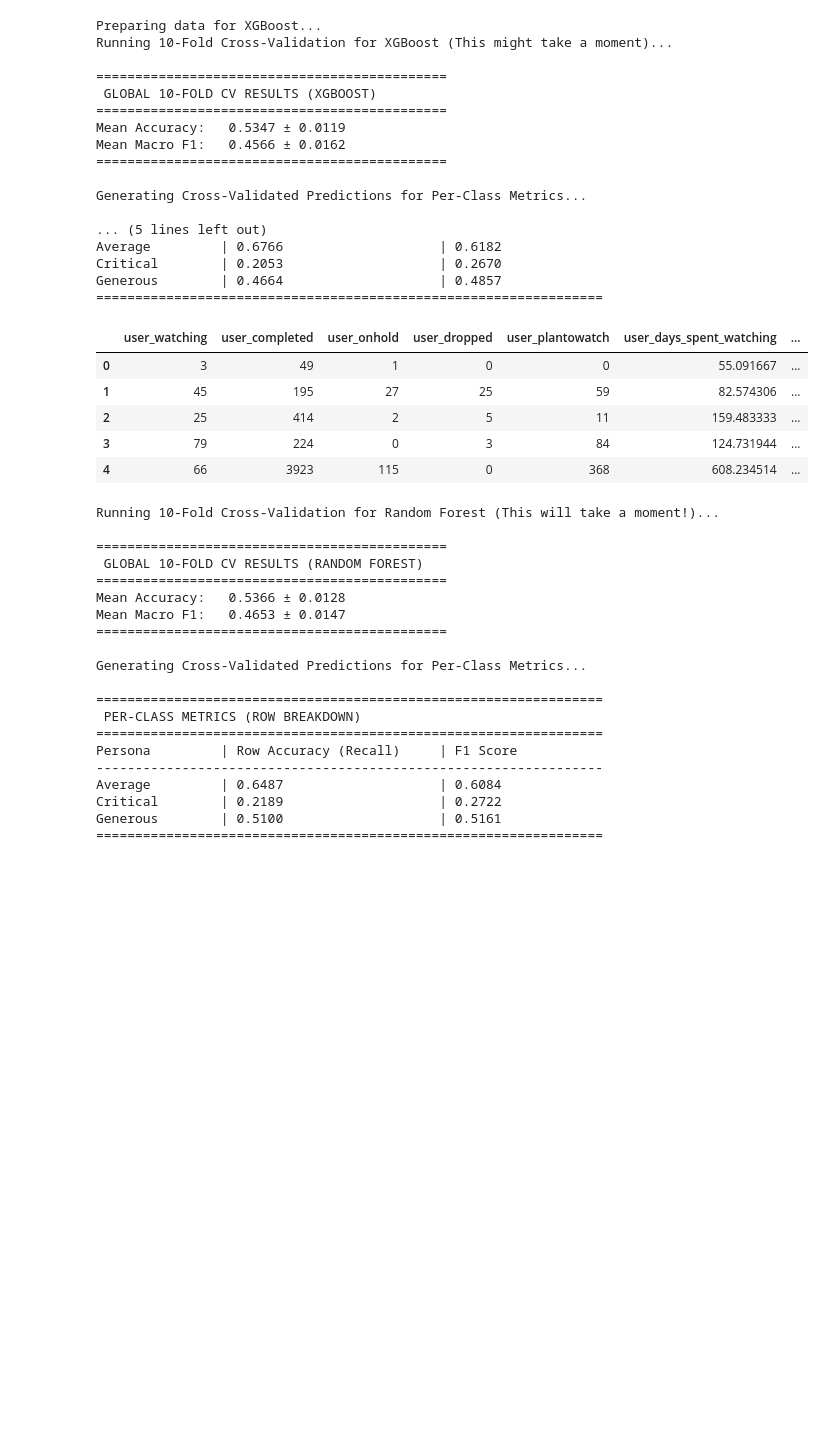
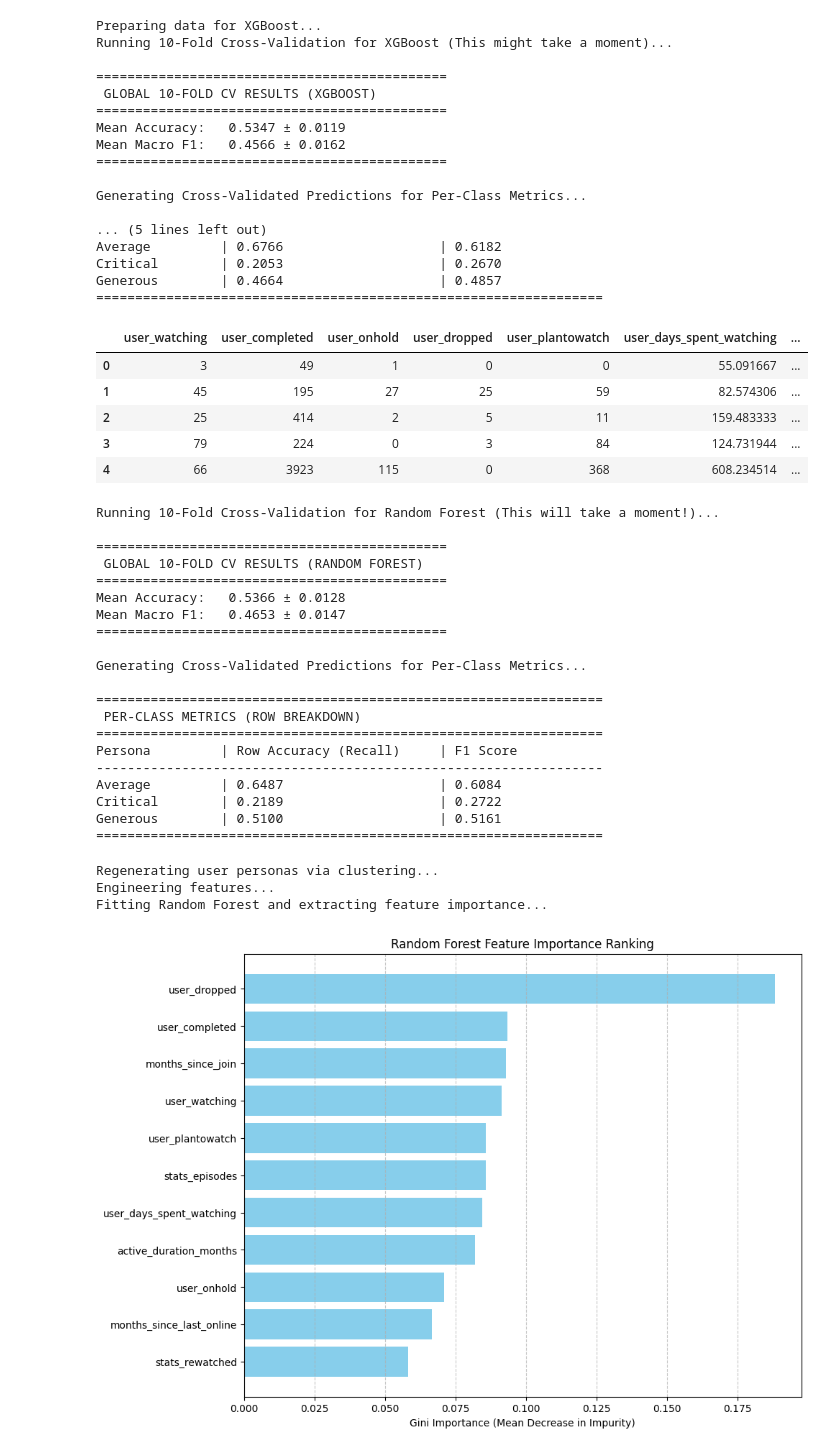
Before and after one commit to KadenLu/Kaden-s-Individual-Project, a Jupyter notebook: Kaden's_Attempt.ipynb, the cells around one changed output. Cells and saved outputs as stored; diff of their text form; code cells hidden in the pictures; blank space fills up the shorter version.

```diff
--- a/Kaden's_Attempt.ipynb
+++ b/Kaden's_Attempt.ipynb
@@ -877,3 +1045,81 @@ Average         | 0.6487                    | 0.6084
 Critical        | 0.2189                    | 0.2722
 Generous        | 0.5100                    | 0.5161
 =================================================================
+# %%
+import pandas as pd
+import numpy as np
+import matplotlib.pyplot as plt
+from sklearn.cluster import KMeans
+from sklearn.preprocessing import StandardScaler, OneHotEncoder
+from sklearn.ensemble import RandomForestClassifier
+from sklearn.compose import ColumnTransformer
+from sklearn.pipeline import Pipeline
+
+# 1. Regenerate classified_users_df (Clustering Logic)
+# This ensures the target labels exist even if the kernel was reset
+print("Regenerating user personas via clustering...")
+cluster_df = final_user_stats[['username', 'personal_variance', 'avg_score_diff']].dropna()
+scaler = StandardScaler()
+scaled_features = scaler.fit_transform(cluster_df[['personal_variance', 'avg_score_diff']])
+kmeans = KMeans(n_clusters=3, random_state=42, n_init='auto')
+cluster_df['cluster_num'] = kmeans.fit_predict(scaled_features)
+
+# Map clusters to personas
+centroids = scaler.inverse_transform(kmeans.cluster_centers_)
+centroids_df = pd.DataFrame(centroids, columns=['var', 'diff'])
+centroids_sorted = centroids_df.sort_values(by='diff')
+label_mapping = {
+    centroids_sorted.index[0]: 'Critical',
+    centroids_sorted.index[1]: 'Average',
+    centroids_sorted.index[2]: 'Generous'
+}
+cluster_df['user_persona'] = cluster_df['cluster_num'].map(label_mapping)
+
+# Merge with demographic data
+users_full = pd.read_csv(base_path + 'users_cleaned.csv')
+classified_users_df = users_full.merge(cluster_df[['username', 'user_persona']], on='username', how='inner')
+
+# 2. Feature Engineering for Random Forest
+print("Engineering features...")
+target_date = pd.to_datetime('2026-01-01')
+list_df = classified_users_df.drop(columns=['username', 'user_id', 'access_rank', 'stats_mean_score', 'location', 'gender'], errors='ignore')
+
+date_cols = ['birth_date', 'join_date', 'last_online']
+for col in date_cols:
+    list_df[col] = pd.to_datetime(list_df[col], errors='coerce')
+
+list_df['active_duration_months'] = (list_df['last_online'].dt.year - list_df['join_date'].dt.year) * 12 + (list_df['last_online'].dt.month - list_df['join_date'].dt.month)
+list_df['months_since_join'] = (target_date.year - list_df['join_date'].dt.year) * 12 + (target_date.month - list_df['join_date'].dt.month)
+list_df['months_since_last_online'] = (target_date.year - list_df['last_online'].dt.year) * 12 + (target_date.month - list_df['last_online'].dt.month)
+
+list_df = list_df.drop(columns=date_cols).fillna(list_df.median(numeric_only=True))
+
+# 3. Fit Model and Extract Importances
+print("Fitting Random Forest and extracting feature importance...")
+X = list_df.drop(columns=['user_persona'])
+y = list_df['user_persona']
+
+numeric_cols = X.select_dtypes(exclude=['object']).columns.tolist()
+preprocessor = ColumnTransformer(transformers=[('num', 'passthrough', numeric_cols)])
+
+rf_pipeline = Pipeline(steps=[
+    ('preprocessor', preprocessor),
+    ('classifier', RandomForestClassifier(max_depth=12, class_weight='balanced', n_estimators=200, random_state=42))
+])
+
+rf_pipeline.fit(X, y)
+importances = rf_pipeline.named_steps['classifier'].feature_importances_
+feature_importance_df = pd.DataFrame({'Feature': numeric_cols, 'Importance': importances}).sort_values(by='Importance', ascending=True)
+
+# 4. Plot Results
+plt.figure(figsize=(10, 8))
+plt.barh(feature_importance_df['Feature'], feature_importance_df['Importance'], color='skyblue')
+plt.xlabel('Gini Importance (Mean Decrease in Impurity)')
+plt.title('Random Forest Feature Importance Ranking')
+plt.grid(axis='x', linestyle='--', alpha=0.7)
+plt.show()
+# %% [output]
+Regenerating user personas via clustering...
+Engineering features...
+Fitting Random Forest and extracting feature importance...
+[figure, added]
```
Also changed, not shown: parts of 13 cells of this notebook.
